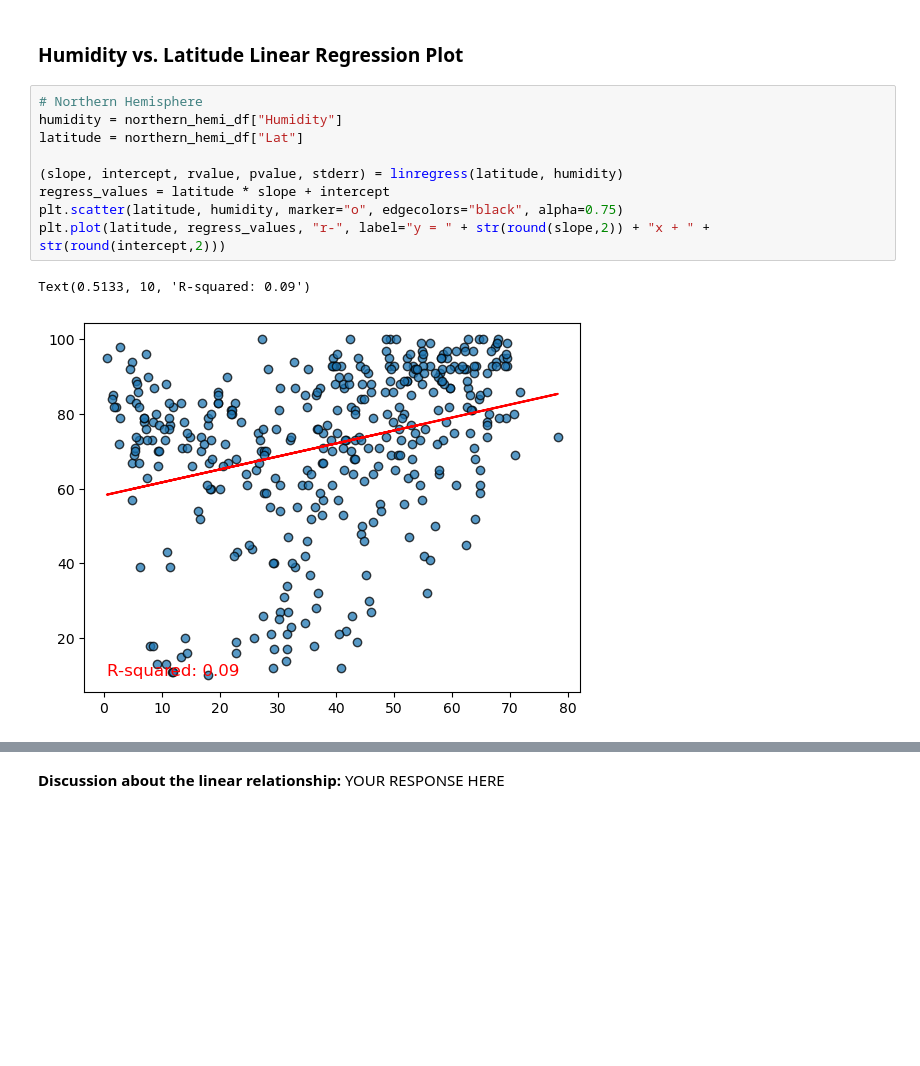
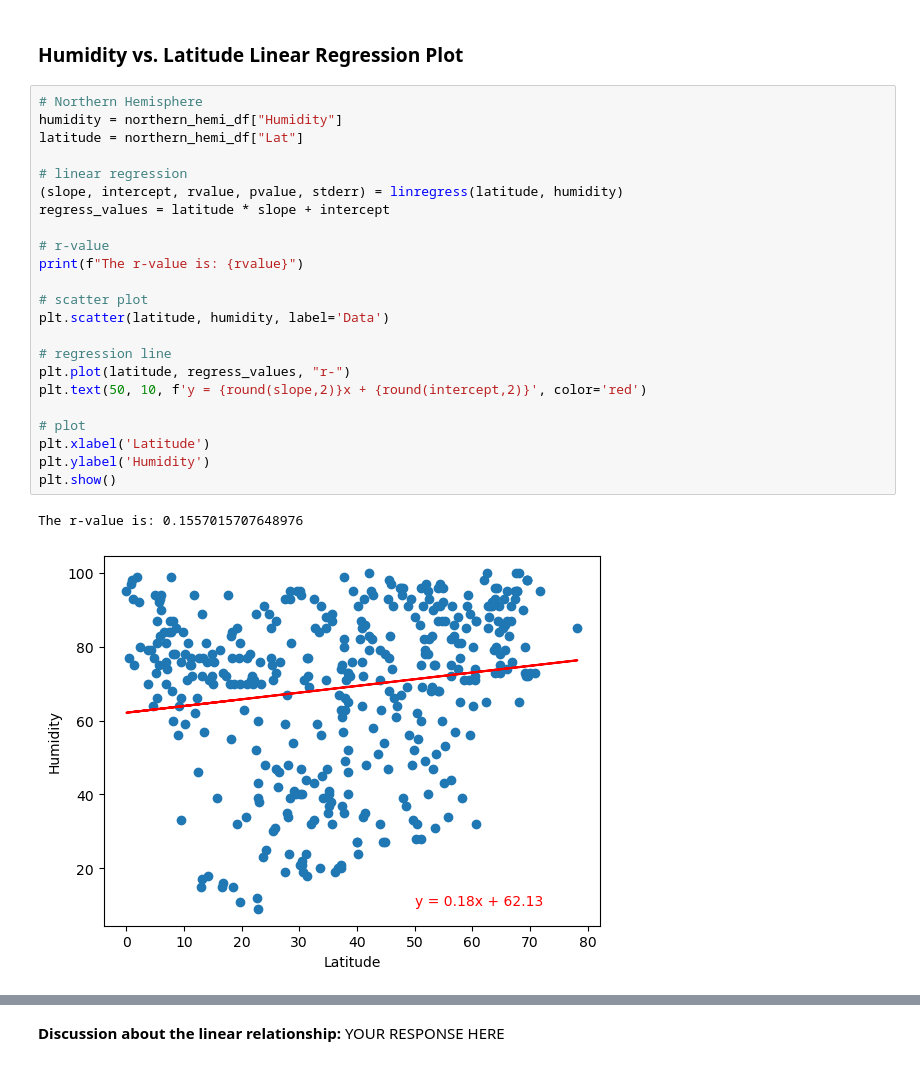
Before and after one commit to JohanaMarie/python-api-challenge, a Jupyter notebook: WeatherPy/WeatherPy.ipynb, the cells around one changed output, grey strips where cells are left out. Saved outputs shown, nothing was run; the diff lists cells and outputs as text; blank space fills up the shorter version.

```diff
--- a/WeatherPy/WeatherPy.ipynb
+++ b/WeatherPy/WeatherPy.ipynb
@@ -321,12 +358,26 @@ NameError: name 'plot_linear_regression' is not defined
 # %%
 # Northern Hemisphere
 humidity = northern_hemi_df["Humidity"]
 latitude = northern_hemi_df["Lat"]
 
+# linear regression
 (slope, intercept, rvalue, pvalue, stderr) = linregress(latitude, humidity)
 regress_values = latitude * slope + intercept
-plt.scatter(latitude, humidity, marker="o", edgecolors="black", alpha=0.75)
-plt.plot(latitude, regress_values, "r-", label="y = " + str(round(slope,2)) + "x + " + str(round(intercept,2)))
+
+# r-value
+print(f"The r-value is: {rvalue}")
+
+# scatter plot
+plt.scatter(latitude, humidity, label='Data')
+
+# regression line
+plt.plot(latitude, regress_values, "r-")
+plt.text(50, 10, f'y = {round(slope,2)}x + {round(intercept,2)}', color='red')
+
+# plot
+plt.xlabel('Latitude')
+plt.ylabel('Humidity')
+plt.show()
 # %% [output]
-Text(0.5133, 10, 'R-squared: 0.09')
+The r-value is: 0.1557015707648976
-[figure, old version]
+[figure, new version]
```
Also changed, not shown: parts of 25 cells of this notebook, 5 other files.
